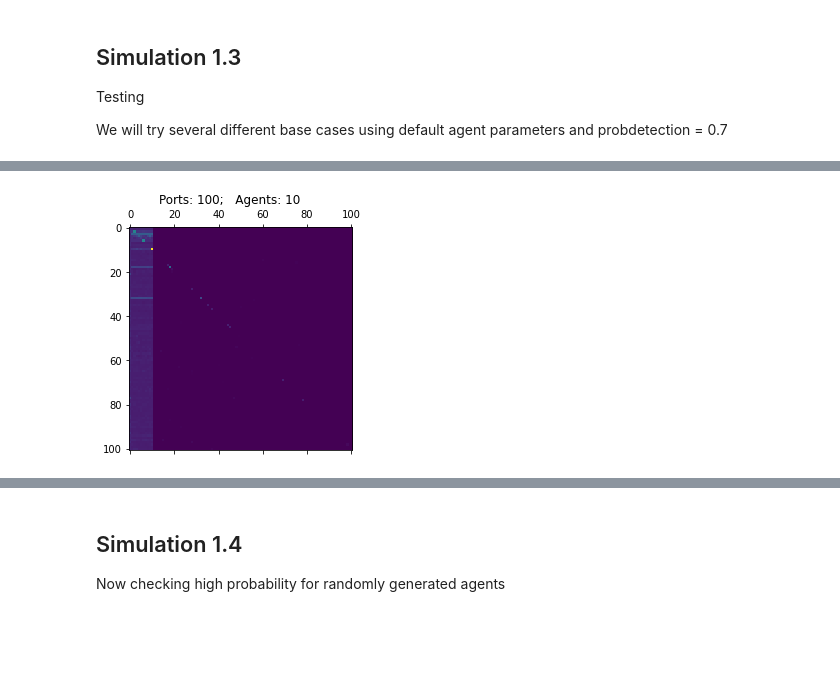
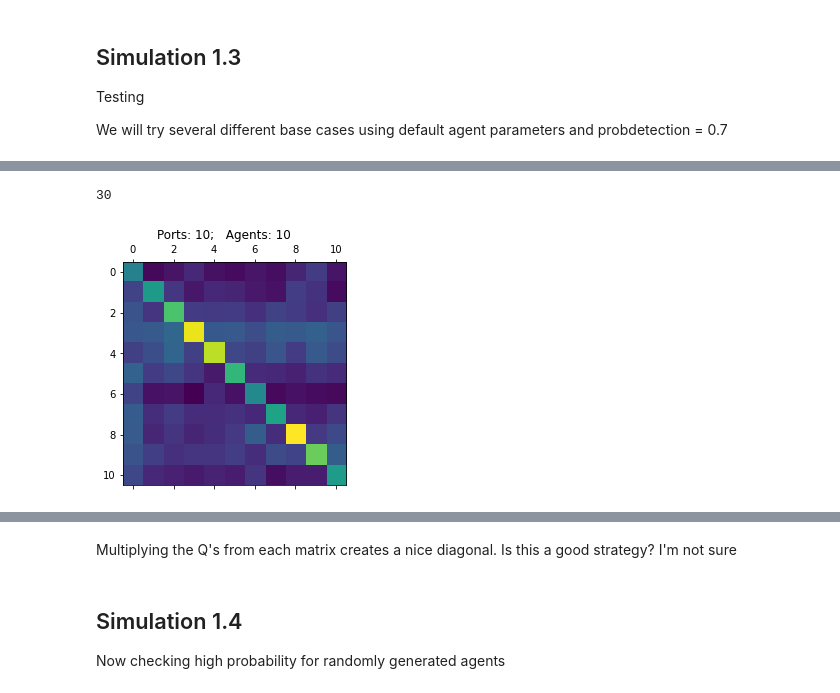
Before and after one commit to Trbenne/MATH-882-Final-Project, a Jupyter notebook: Simulation2/Simulation2.ipynb, the cells around one changed output, grey strips where cells are left out. Saved outputs shown, nothing was run; the diff lists cells and outputs as text; code cells hidden in the pictures; blank space fills up the shorter version.

```diff
--- a/Simulation2/Simulation2.ipynb
+++ b/Simulation2/Simulation2.ipynb
@@ -42,13 +42,15 @@ Defining the functions we will use throughout the simulations
 def assemble_team(num_agent,slic):
     listy = []
 
+    # if slic == 0, agents are initialized with the entire Q matrix
     if slic == 0:
-        agent = agn.Agent(0,num_agent,nports, verbose=False)
-        agent.set_learning_options(exploration=0.2,
-                            learningrate=0.1,
-                            discount=0.9,
-                            scanprobability=0.1)
-        listy = [agent]
+        for i in range(num_agent):
+            agent = agn.Agent(0,nports,nports, verbose=False)
+            agent.set_learning_options(exploration=0.2,
+                                learningrate=0.1,
+                                discount=0.9,
+                                scanprobability=0.1)
+            listy.append(agent)
 
     else:
         for i in range(num_agent):
@@ -426,29 +430,32 @@ mission_report(ag_list,f"Ports: {nports};   Agents: {1}")
 # %%
 """
 What if more agents than ports???
 
 Check for low ports and high ports, and adjust episodes.
 
+Here we run for 30 agents at 10000 episodes
+Each agent is scanning the entire space
+
 """
-nports = 100
-
-# num_agent = 5
+nports = 10
 
 probdetection = 0.7
 nepisodes = 10000
 
-ag_list = assemble_team(10,0)
+ag_list = assemble_team(30,0)
 
 steps = []
 for _ in range(nepisodes):
 
     vulnport = np.random.randint(1,nports+1)
     env = srv.Server(nports,vulnport,probdetection)
-    # print(_)
     step = M(ag_list,env)
 
     steps.append(step)
 
 mission_report(ag_list,f"Ports: {nports};   Agents: {10}", Diag = True)
+
+print(len(ag_list))
 # %% [output]
+30
-[figure, old version]
+[figure, new version]
@@ -456,3 +463,5 @@ mission_report(ag_list,f"Ports: {nports};   Agents: {10}", Diag = True)
+# %% [markdown]
+Multiplying the Q's from each matrix creates a nice diagonal. Is this a good strategy? I'm not sure
 # %% [markdown]
 ## Simulation 1.4
 Now checking high probability for randomly generated agents
```
Also changed, not shown: parts of 14 cells of this notebook.
